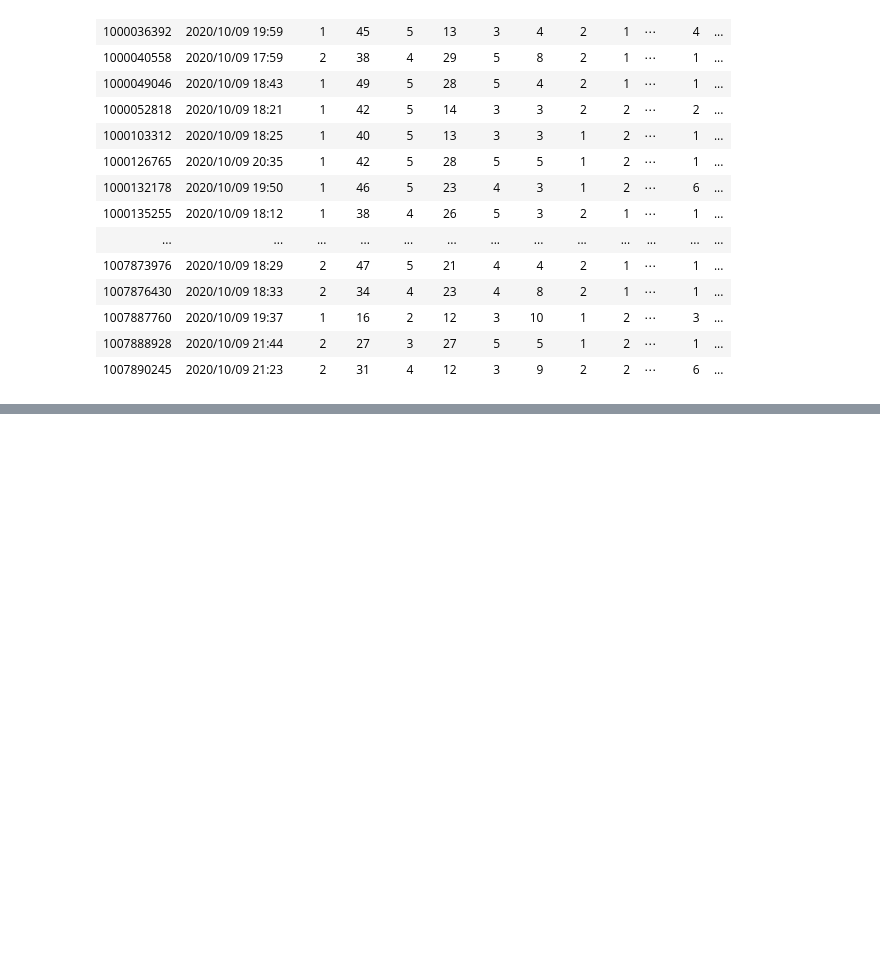
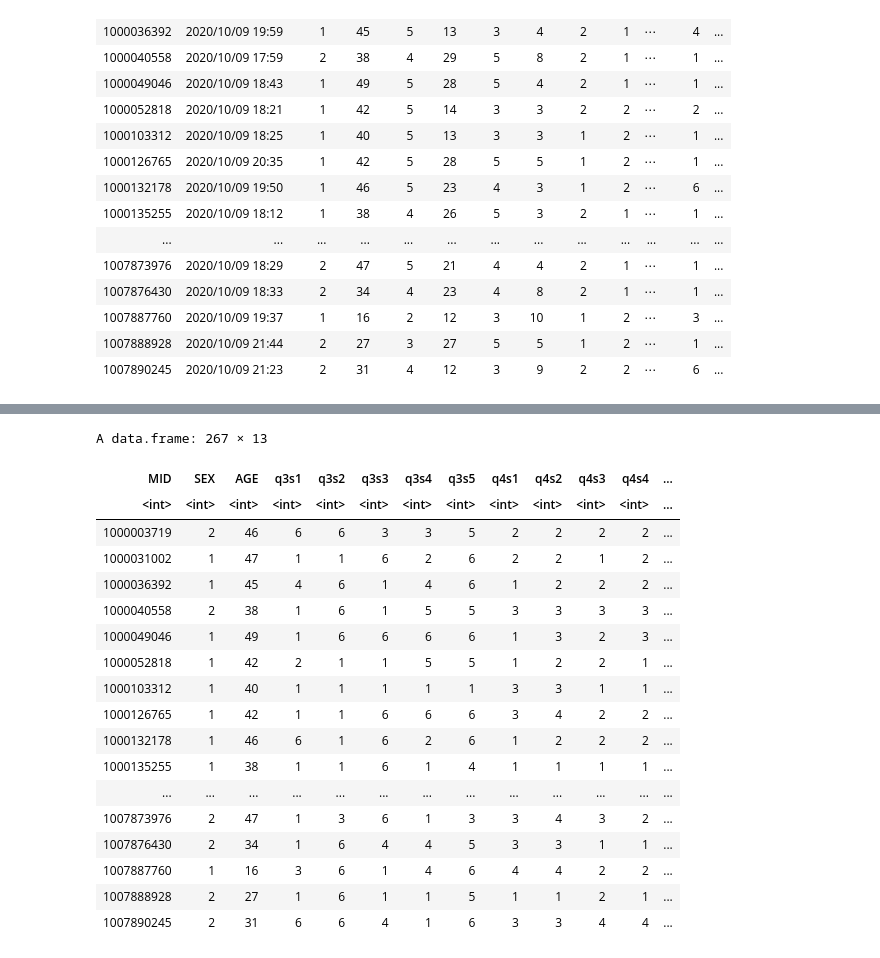
Before and after one commit to e4rll/kanmake, a Jupyter notebook: kanmake.ipynb, the cells around one changed output, grey strips where cells are left out. Saved outputs shown, nothing was run; the diff lists cells and outputs as text; code cells hidden in the pictures; blank space fills up the shorter version.

```diff
--- a/kanmake.ipynb
+++ b/kanmake.ipynb
@@ -52,0 +72,25 @@ A data.frame: 267 × 22
+# %%
+usedf <- df %>%
+    select(-c(DAY, GEN, PRE, ARE, JOB, MAR, CHI, q1, q2))
+# %%
+usedf
+# %% [output]
+A data.frame: 267 × 13
+| MID | SEX | AGE | q3s1 | q3s2 | q3s3 | q3s4 | q3s5 | q4s1 | q4s2 | q4s3 | q4s4 | ... |
+| <int> | <int> | <int> | <int> | <int> | <int> | <int> | <int> | <int> | <int> | <int> | <int> | ... |
+| 1000003719 | 2 | 46 | 6 | 6 | 3 | 3 | 5 | 2 | 2 | 2 | 2 | ... |
+| 1000031002 | 1 | 47 | 1 | 1 | 6 | 2 | 6 | 2 | 2 | 1 | 2 | ... |
+| 1000036392 | 1 | 45 | 4 | 6 | 1 | 4 | 6 | 1 | 2 | 2 | 2 | ... |
+| 1000040558 | 2 | 38 | 1 | 6 | 1 | 5 | 5 | 3 | 3 | 3 | 3 | ... |
+| 1000049046 | 1 | 49 | 1 | 6 | 6 | 6 | 6 | 1 | 3 | 2 | 3 | ... |
+| 1000052818 | 1 | 42 | 2 | 1 | 1 | 5 | 5 | 1 | 2 | 2 | 1 | ... |
+| 1000103312 | 1 | 40 | 1 | 1 | 1 | 1 | 1 | 3 | 3 | 1 | 1 | ... |
+| 1000126765 | 1 | 42 | 1 | 1 | 6 | 6 | 6 | 3 | 4 | 2 | 2 | ... |
+| 1000132178 | 1 | 46 | 6 | 1 | 6 | 2 | 6 | 1 | 2 | 2 | 2 | ... |
+| 1000135255 | 1 | 38 | 1 | 1 | 6 | 1 | 4 | 1 | 1 | 1 | 1 | ... |
+| ... | ... | ... | ... | ... | ... | ... | ... | ... | ... | ... | ... | ... |
+| 1007873976 | 2 | 47 | 1 | 3 | 6 | 1 | 3 | 3 | 4 | 3 | 2 | ... |
+| 1007876430 | 2 | 34 | 1 | 6 | 4 | 4 | 5 | 3 | 3 | 1 | 1 | ... |
+| 1007887760 | 1 | 16 | 3 | 6 | 1 | 4 | 6 | 4 | 4 | 2 | 2 | ... |
+| 1007888928 | 2 | 27 | 1 | 6 | 1 | 1 | 5 | 1 | 1 | 2 | 1 | ... |
+| 1007890245 | 2 | 31 | 6 | 6 | 4 | 1 | 6 | 3 | 3 | 4 | 4 | ... |
```
Also changed, not shown: parts of 2 cells of this notebook.
